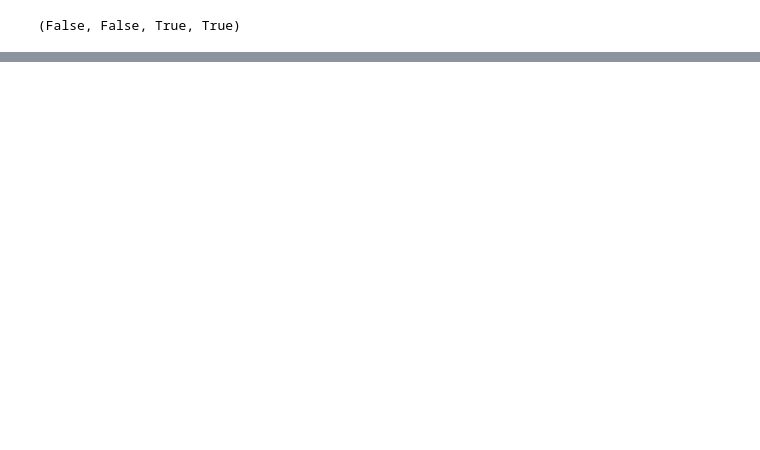
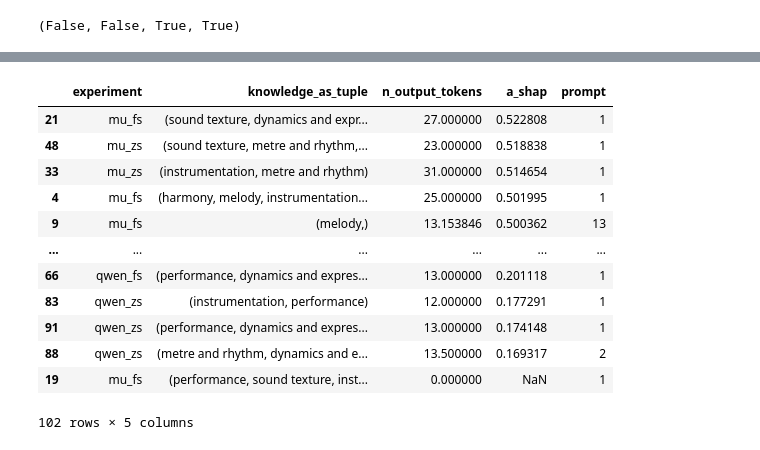
Before and after one commit to giovana-morais/2025_investigating_mmshap, a Jupyter notebook: notebooks/1_quantitative_analysis.ipynb, the cells around one changed output, grey strips where cells are left out. Saved outputs shown, nothing was run; the diff lists cells and outputs as text; code cells hidden in the pictures; blank space fills up the shorter version.

```diff
--- a/notebooks/1_quantitative_analysis.ipynb
+++ b/notebooks/1_quantitative_analysis.ipynb
@@ -47,0 +132,21 @@ qfs[["a_shap"]].max(), qzs[["a_shap"]].max(), mfs[["a_shap"]].max(), mzs[["a_sha
+# %%
+agg_df["knowledge_as_tuple"] = agg_df["knowledge"].apply(tuple)
+# %%
+a = agg_df.groupby(["experiment", "knowledge_as_tuple"]).agg({"n_output_tokens": "mean", "a_shap": "mean", "prompt": "count"})
+# %%
+b = a.reset_index()
+b.sort_values("a_shap", ascending=False)
+# %% [output]
+|  | experiment | knowledge_as_tuple | n_output_tokens | a_shap | prompt |
+| 21 | mu_fs | (sound texture, dynamics and expr... | 27.000000 | 0.522808 | 1 |
+| 48 | mu_zs | (sound texture, metre and rhythm,... | 23.000000 | 0.518838 | 1 |
+| 33 | mu_zs | (instrumentation, metre and rhythm) | 31.000000 | 0.514654 | 1 |
+| 4 | mu_fs | (harmony, melody, instrumentation... | 25.000000 | 0.501995 | 1 |
+| 9 | mu_fs | (melody,) | 13.153846 | 0.500362 | 13 |
+| ... | ... | ... | ... | ... | ... |
+| 66 | qwen_fs | (performance, dynamics and expres... | 13.000000 | 0.201118 | 1 |
+| 83 | qwen_zs | (instrumentation, performance) | 12.000000 | 0.177291 | 1 |
+| 91 | qwen_zs | (performance, dynamics and expres... | 13.000000 | 0.174148 | 1 |
+| 88 | qwen_zs | (metre and rhythm, dynamics and e... | 13.500000 | 0.169317 | 2 |
+| 19 | mu_fs | (performance, sound texture, inst... | 0.000000 | NaN | 1 |
+102 rows × 5 columns
```
Also changed, not shown: parts of 24 cells of this notebook, 1 other file.
